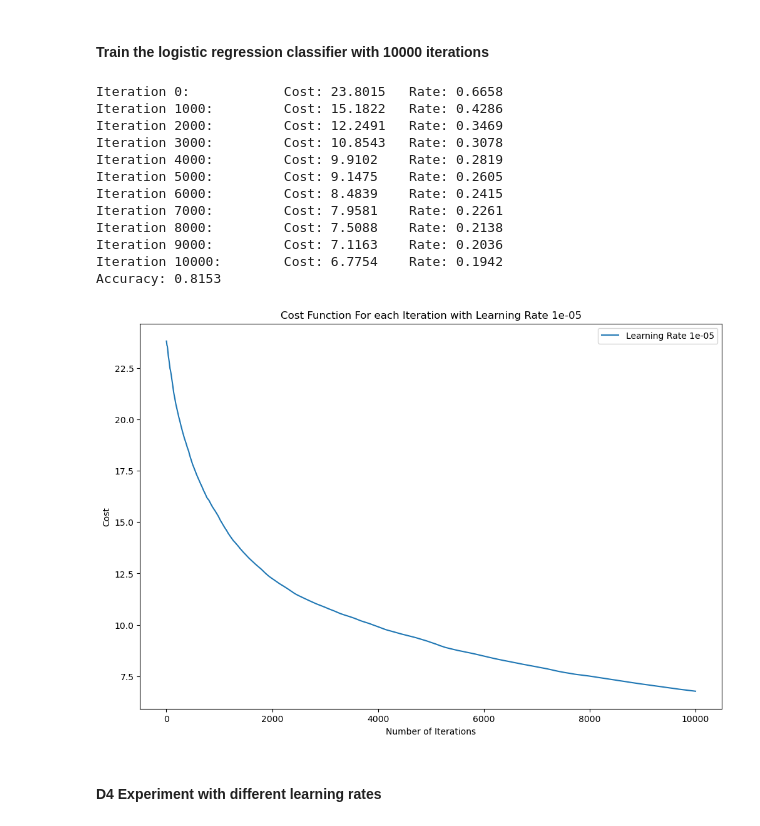
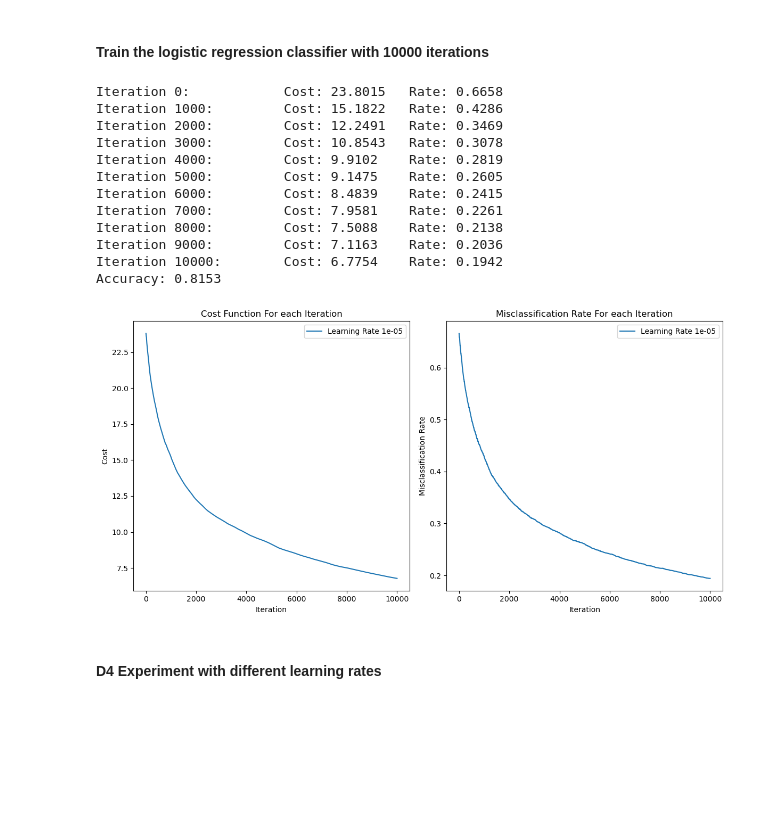
Before and after one commit to LisonLau/CITS5508-Assignments, a Jupyter notebook: Assignment 1 (15%)/assig1_23123849.ipynb, the cells around one changed output. Cells and saved outputs as stored; diff of their text form; code cells hidden in the pictures; blank space fills up the shorter version.

```diff
--- a/Assignment 1 (15%)/assig1_23123849.ipynb
+++ b/Assignment 1 (15%)/assig1_23123849.ipynb
@@ -153,41 +153,53 @@ def lr1_gradient_descent(theta, X, y, learning_rate, num_iterations, flag=False)
 # %%
 # Initialize the parameters
 num_iterations = 10000
 learning_rate = 1e-5
+np.random.seed(5508)
 theta = np.random.randn(train_x_bias.shape[1])
 
 # Train the logistic regression model
 theta_lr1, d5_tcosts, d5_vcosts, d5_trates, d5_vrates = lr1_gradient_descent(theta, train_x_bias, train_y, learning_rate, num_iterations, flag=True)
 
 # Calculate the accuracy of the model
 y_pred_lr1 = predict(theta_lr1, valid_x_bias)
 accuracy = accuracy_score(valid_y, y_pred_lr1)
 print_cost, print_rate = round(d5_tcosts[-1], 4), round(d5_trates[-1], 4)
 print(f"Iteration {num_iterations}:\tCost: {print_cost}\tRate: {print_rate}")
 print('Accuracy:', round(accuracy, 4))
 
-# Plot the cost function for the training and validation sets
-plt.figure(figsize=(12, 8))
-plt.plot(range(1, num_iterations + 1), d5_tcosts, label=f'Learning Rate {learning_rate}')
-plt.xlabel('Number of Iterations')
-plt.ylabel('Cost')
-plt.title(f'Cost Function For each Iteration with Learning Rate {learning_rate}')
-plt.legend()
+# Plot the cost function and misclassification rate for each iteration
+fig, axs = plt.subplots(1, 2, figsize=(12, 6))
+
+# Left plot: Cost function for each iteration
+axs[0].plot(range(1, num_iterations + 1), d5_tcosts, label=f'Learning Rate {learning_rate}')
+axs[0].set_xlabel('Iteration')
+axs[0].set_ylabel('Cost')
+axs[0].set_title('Cost Function For each Iteration')
+axs[0].legend()
+
+# Right plot: Misclassification r ate for each iteration
+axs[1].plot(range(1, num_iterations + 1), d5_trates, label=f'Learning Rate {learning_rate}')
+axs[1].set_xlabel('Iteration')
+axs[1].set_ylabel('Misclassification Rate')
+axs[1].set_title('Misclassification Rate For each Iteration')
+axs[1].legend()
+
+plt.tight_layout()
 plt.show()
 # %% [output]
 Iteration 0:            Cost: 23.8015   Rate: 0.6658
 Iteration 1000:         Cost: 15.1822   Rate: 0.4286
 Iteration 2000:         Cost: 12.2491   Rate: 0.3469
 Iteration 3000:         Cost: 10.8543   Rate: 0.3078
 Iteration 4000:         Cost: 9.9102    Rate: 0.2819
 Iteration 5000:         Cost: 9.1475    Rate: 0.2605
 Iteration 6000:         Cost: 8.4839    Rate: 0.2415
 Iteration 7000:         Cost: 7.9581    Rate: 0.2261
 Iteration 8000:         Cost: 7.5088    Rate: 0.2138
 Iteration 9000:         Cost: 7.1163    Rate: 0.2036
 Iteration 10000:        Cost: 6.7754    Rate: 0.1942
 Accuracy: 0.8153
-[figure, old version]
+[figure, new version]
 # %% [markdown]
 #### D4 Experiment with different learning rates
 # %%
```
Also changed, not shown: parts of 12 cells of this notebook.
